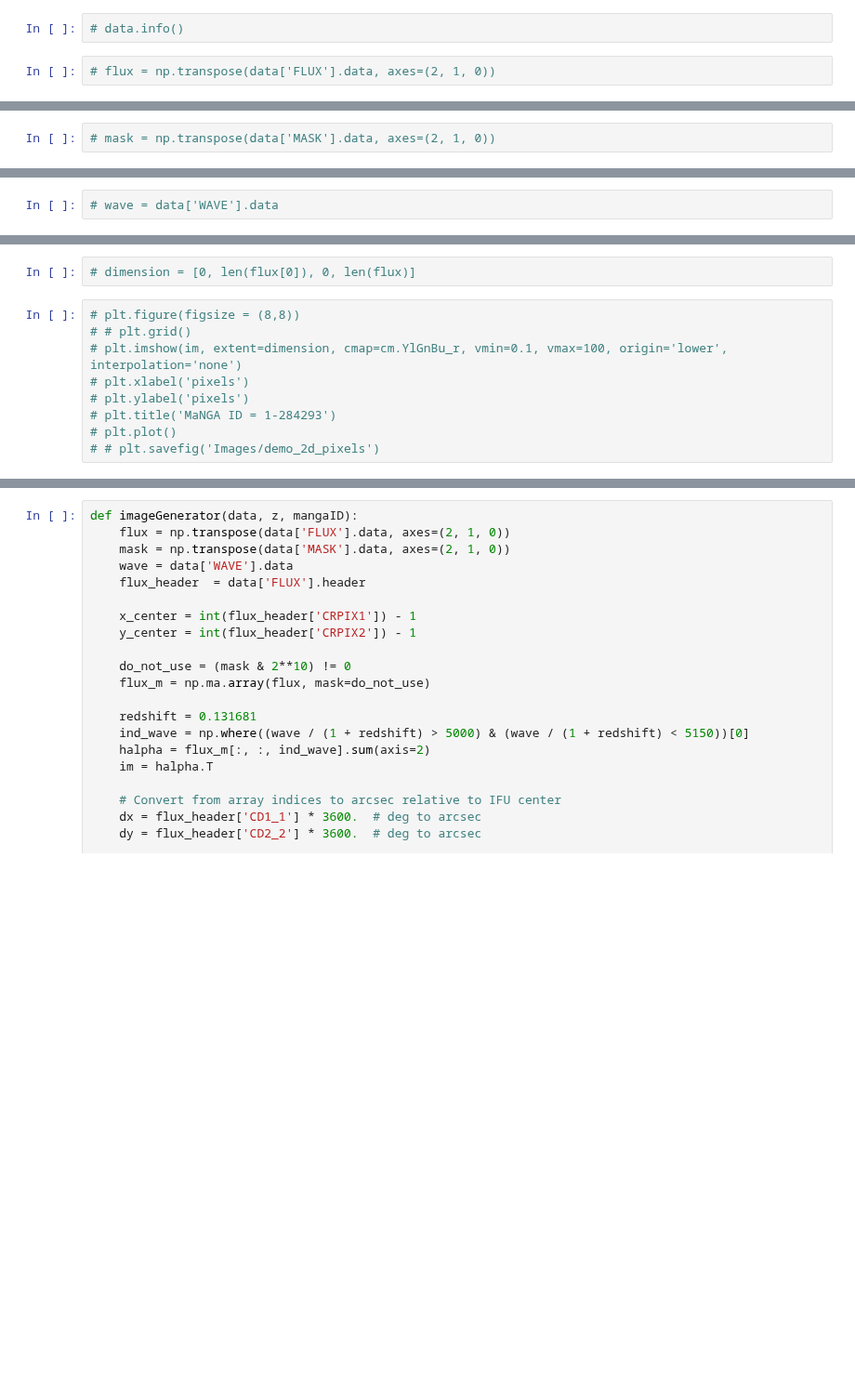
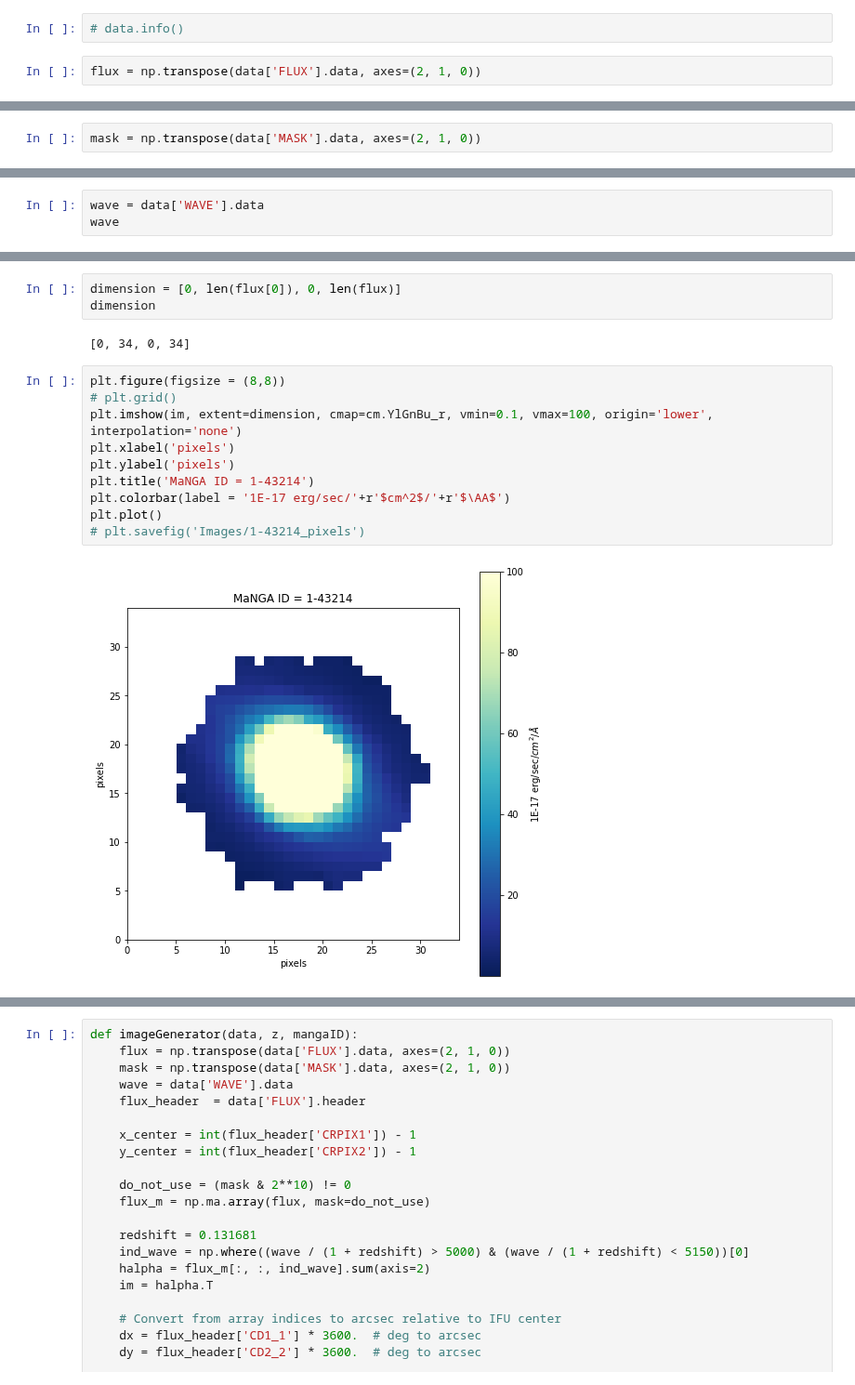
Before and after one commit to Natacha-U/Snr-Prj, a Jupyter notebook: Demo_data.ipynb, the cells around one changed output, grey strips where cells are left out. Shown at 93% size. Cells and saved outputs as stored; diff of their text form; blank space fills up the shorter version.

Commit message:
made demo for 1-43214

```diff
--- a/Demo_data.ipynb
+++ b/Demo_data.ipynb
@@ -11,5 +11,5 @@ from matplotlib import cm
 # %%
 # data.info()
 # %%
-# flux = np.transpose(data['FLUX'].data, axes=(2, 1, 0))
+flux = np.transpose(data['FLUX'].data, axes=(2, 1, 0))
 # %%
@@ -17,2 +17,2 @@ from matplotlib import cm
 # %%
-# mask = np.transpose(data['MASK'].data, axes=(2, 1, 0))
+mask = np.transpose(data['MASK'].data, axes=(2, 1, 0))
@@ -19,2 +21,3 @@ from matplotlib import cm
 # %%
-# wave = data['WAVE'].data
+wave = data['WAVE'].data
+wave
@@ -41,12 +47,18 @@ from matplotlib import cm
 # %%
-# dimension = [0, len(flux[0]), 0, len(flux)]
+dimension = [0, len(flux[0]), 0, len(flux)]
+dimension
+# %% [output]
+[0, 34, 0, 34]
 # %%
-# plt.figure(figsize = (8,8))
-# # plt.grid()
-# plt.imshow(im, extent=dimension, cmap=cm.YlGnBu_r, vmin=0.1, vmax=100, origin='lower', interpolation='none')
-# plt.xlabel('pixels')
-# plt.ylabel('pixels')
-# plt.title('MaNGA ID = 1-284293')
-# plt.plot()
-# # plt.savefig('Images/demo_2d_pixels')
+plt.figure(figsize = (8,8))
+# plt.grid()
+plt.imshow(im, extent=dimension, cmap=cm.YlGnBu_r, vmin=0.1, vmax=100, origin='lower', interpolation='none')
+plt.xlabel('pixels')
+plt.ylabel('pixels')
+plt.title('MaNGA ID = 1-43214')
+plt.colorbar(label = '1E-17 erg/sec/'+r'$cm^2$/'+r'$\AA$')
+plt.plot()
+# plt.savefig('Images/1-43214_pixels')
+# %% [output]
+[figure, added]
 # %%
```
Also changed, not shown: parts of 21 cells of this notebook.
